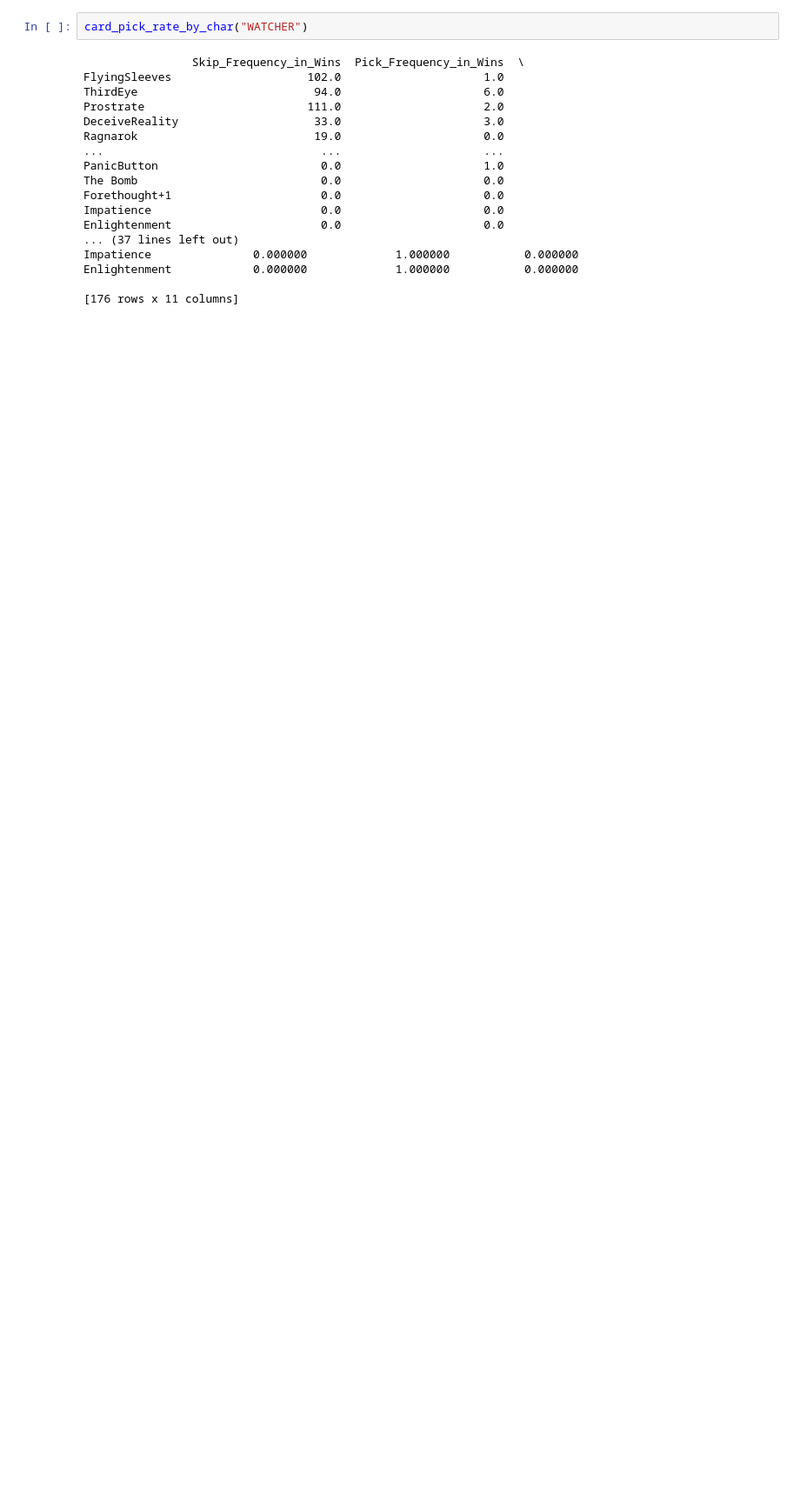
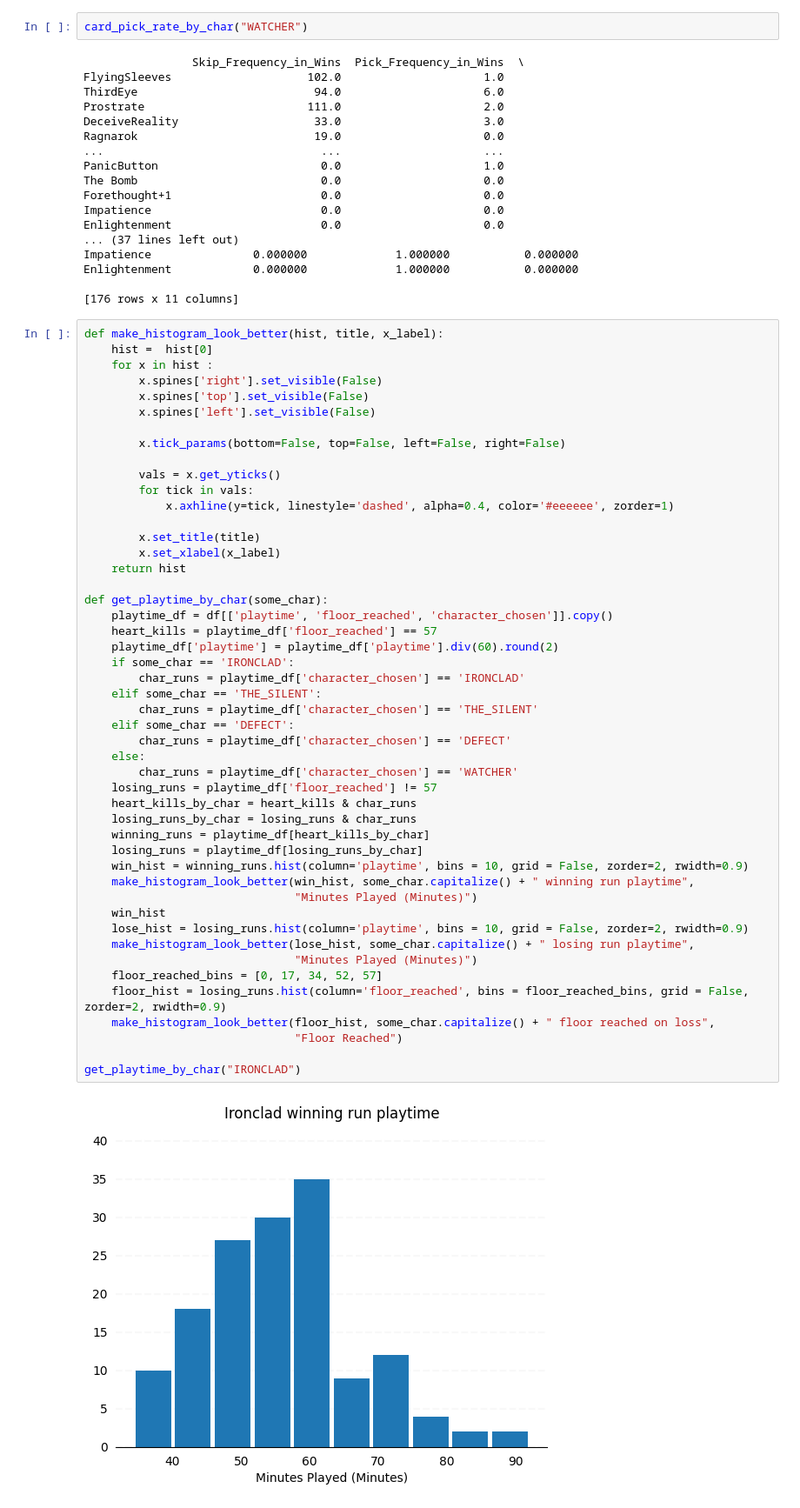
Before and after one commit to yuelongzheng/SlayTheSpire, a Jupyter notebook: Analysis.ipynb, the cells around one changed output. Shown at 87% size. Cells and saved outputs as stored; diff of their text form; blank space fills up the shorter version.

```diff
--- a/Analysis.ipynb
+++ b/Analysis.ipynb
@@ -876,3 +875,53 @@ Impatience               0.000000             1.000000           0.000000
 Enlightenment            0.000000             1.000000           0.000000
 
 [176 rows x 11 columns]
+# %%
+def make_histogram_look_better(hist, title, x_label):
+    hist =  hist[0]
+    for x in hist :
+        x.spines['right'].set_visible(False)
+        x.spines['top'].set_visible(False)
+        x.spines['left'].set_visible(False)
+
+        x.tick_params(bottom=False, top=False, left=False, right=False)
+
+        vals = x.get_yticks()
+        for tick in vals:
+            x.axhline(y=tick, linestyle='dashed', alpha=0.4, color='#eeeeee', zorder=1)
+
+        x.set_title(title)
+        x.set_xlabel(x_label)
+    return hist
+
+def get_playtime_by_char(some_char):
+    playtime_df = df[['playtime', 'floor_reached', 'character_chosen']].copy()
+    heart_kills = playtime_df['floor_reached'] == 57
+    playtime_df['playtime'] = playtime_df['playtime'].div(60).round(2)
+    if some_char == 'IRONCLAD':
+        char_runs = playtime_df['character_chosen'] == 'IRONCLAD'
+    elif some_char == 'THE_SILENT':
+        char_runs = playtime_df['character_chosen'] == 'THE_SILENT'
+    elif some_char == 'DEFECT':
+        char_runs = playtime_df['character_chosen'] == 'DEFECT'
+    else:
+        char_runs = playtime_df['character_chosen'] == 'WATCHER'
+    losing_runs = playtime_df['floor_reached'] != 57
+    heart_kills_by_char = heart_kills & char_runs
+    losing_runs_by_char = losing_runs & char_runs
+    winning_runs = playtime_df[heart_kills_by_char]
+    losing_runs = playtime_df[losing_runs_by_char]
+    win_hist = winning_runs.hist(column='playtime', bins = 10, grid = False, zorder=2, rwidth=0.9)
+    make_histogram_look_better(win_hist, some_char.capitalize() + " winning run playtime",
+                               "Minutes Played (Minutes)")
+    win_hist
+    lose_hist = losing_runs.hist(column='playtime', bins = 10, grid = False, zorder=2, rwidth=0.9)
+    make_histogram_look_better(lose_hist, some_char.capitalize() + " losing run playtime",
+                               "Minutes Played (Minutes)")
+    floor_reached_bins = [0, 17, 34, 52, 57]
+    floor_hist = losing_runs.hist(column='floor_reached', bins = floor_reached_bins, grid = False, zorder=2, rwidth=0.9)
+    make_histogram_look_better(floor_hist, some_char.capitalize() + " floor reached on loss",
+                               "Floor Reached")
+
+get_playtime_by_char("IRONCLAD")
+# %% [output]
+[figure, added]
```
Also changed, not shown: parts of 49 cells of this notebook.
